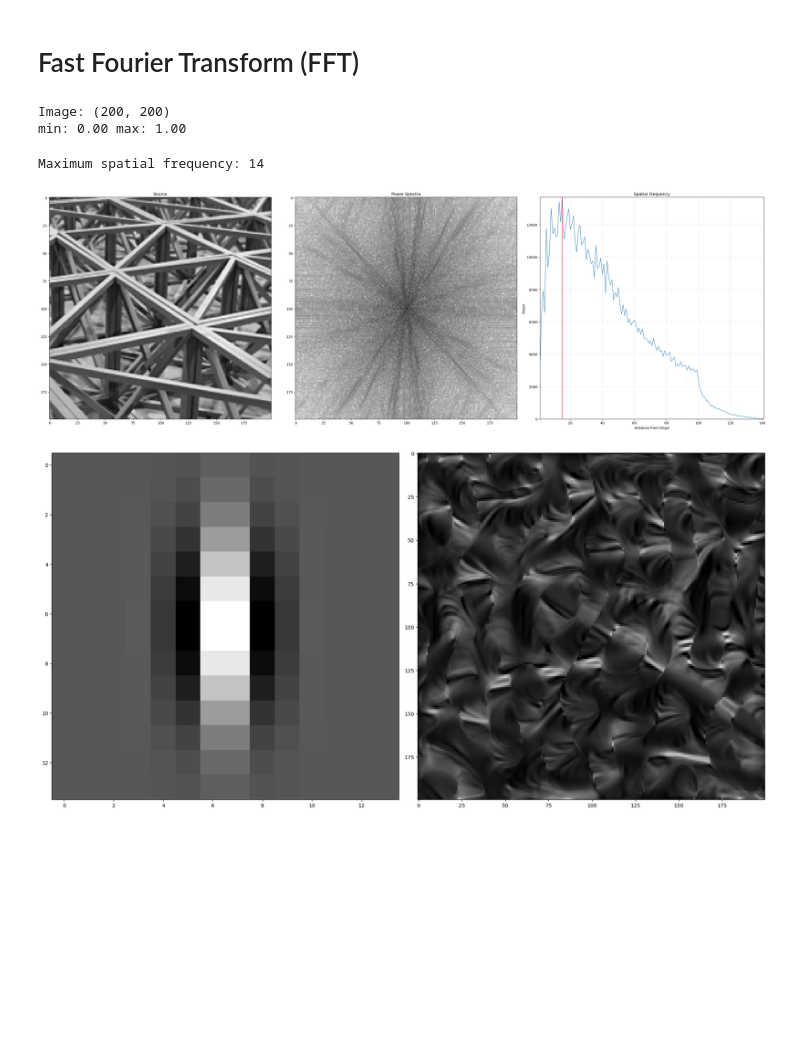
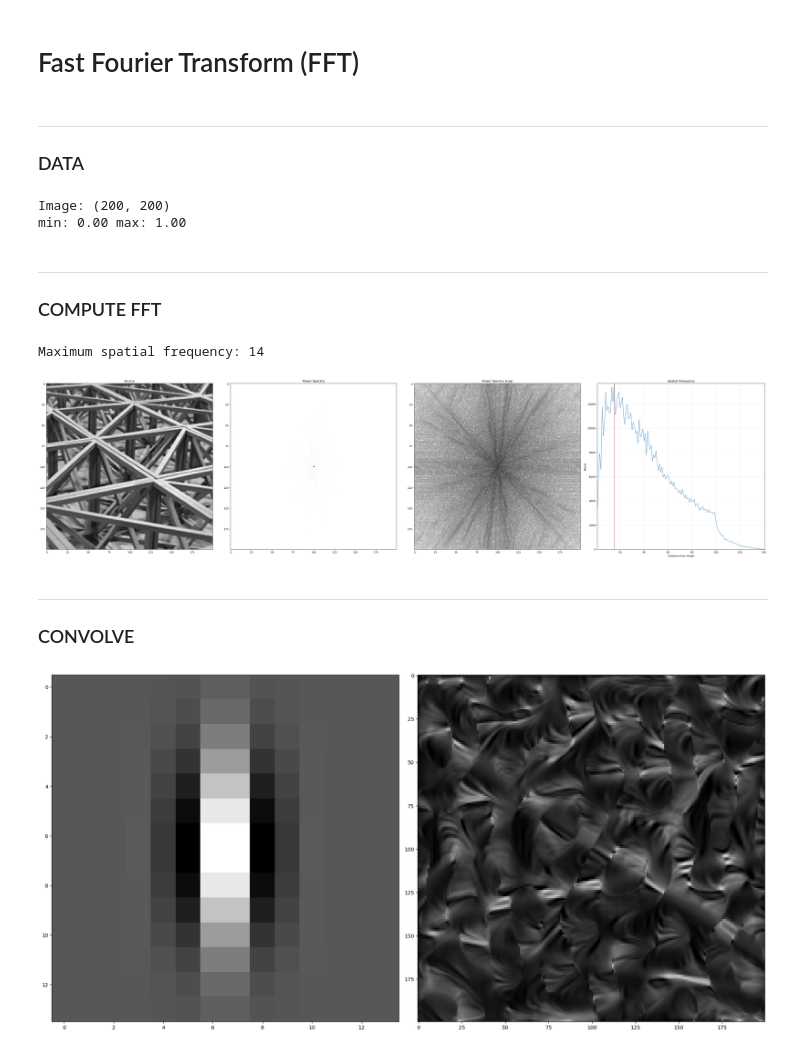
Before and after one commit to epochlab/LAM, a Jupyter notebook: lab/sandbox/sandbox_FFT.ipynb, the cells around one changed output. Saved outputs shown, nothing was run; the diff lists cells and outputs as text; code cells hidden in the pictures; blank space fills up the shorter version.

```diff
--- a/lab/sandbox/sandbox_FFT.ipynb
+++ b/lab/sandbox/sandbox_FFT.ipynb
@@ -9,6 +9,10 @@ import numpy as np
 import matplotlib.pyplot as plt
 
 import libtools
+# %% [markdown]
+---
+
+### DATA
 # %%
 img = np.array(PIL.Image.open("../../data/images/coco/mesh.png").convert('L'), dtype=float)
 img /= np.max(img)
@@ -18,6 +22,10 @@ print('min:', f"{img.min():.2f}", 'max:', f"{img.max():.2f}")
 # %% [output]
 Image: (200, 200)
 min: 0.00 max: 1.00
+# %% [markdown]
+---
+
+### COMPUTE FFT
 # %%
 f = np.fft.fft2(img) # Frequency transform
 fshift = np.fft.fftshift(f) # Shift zero frequency component (DC-component)
@@ -39,23 +47,31 @@ print('Maximum spatial frequency:', count)
 # %% [output]
 Maximum spatial frequency: 14
 # %%
-plt.figure(figsize=(30,10))
-plt.subplot(1,3,1)
+plt.figure(figsize=(40,10))
+plt.subplot(1,4,1)
 plt.imshow(img, 'gray')
 plt.title('Source')
 
-plt.subplot(1,3,2)
-plt.imshow(np.log(power), 'binary')
+plt.subplot(1,4,2)
+plt.imshow(power, 'binary')
 plt.title('Power Spectra')
 
-plt.subplot(1,3,3)
+plt.subplot(1,4,3)
+plt.imshow(np.log(power), 'binary')
+plt.title('Power Spectra (Log)')
+
+plt.subplot(1,4,4)
 plt.plot(bins[:-1], hist, lw=1)
 plt.vlines(count+1, 0, hist[1:].max(), linewidth=1, color='r')
 plt.title('Spatial Frequency')
 plt.xlabel('Distance from Origin'), plt.ylabel('Power')
 plt.xlim([1,int(dist.max())]), plt.ylim([0,int(hist[1:].max())])
 plt.grid(alpha=0.25)
 
 plt.tight_layout()
 # %% [output]
-[figure, old version]
+[figure, new version]
+# %% [markdown]
+---
+
+### CONVOLVE
```
Also changed, not shown: parts of 4 cells of this notebook.
